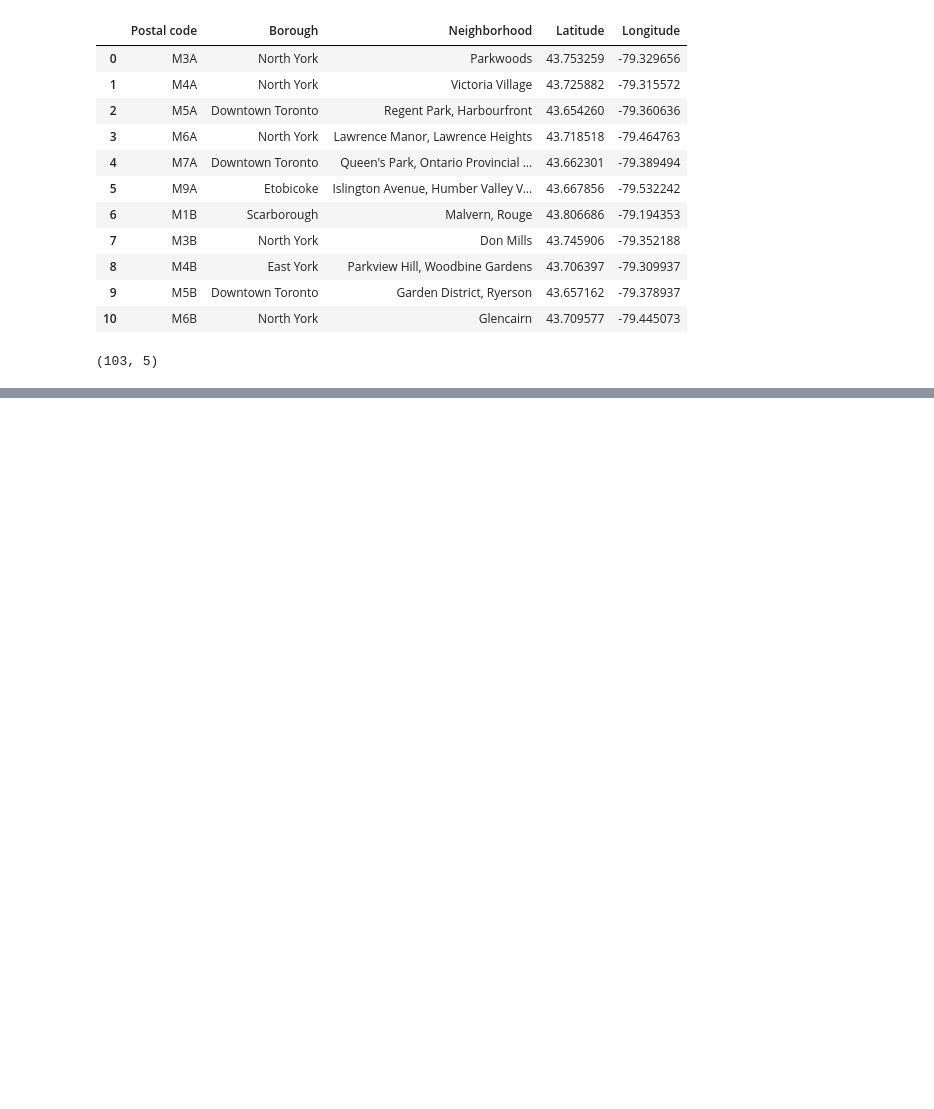
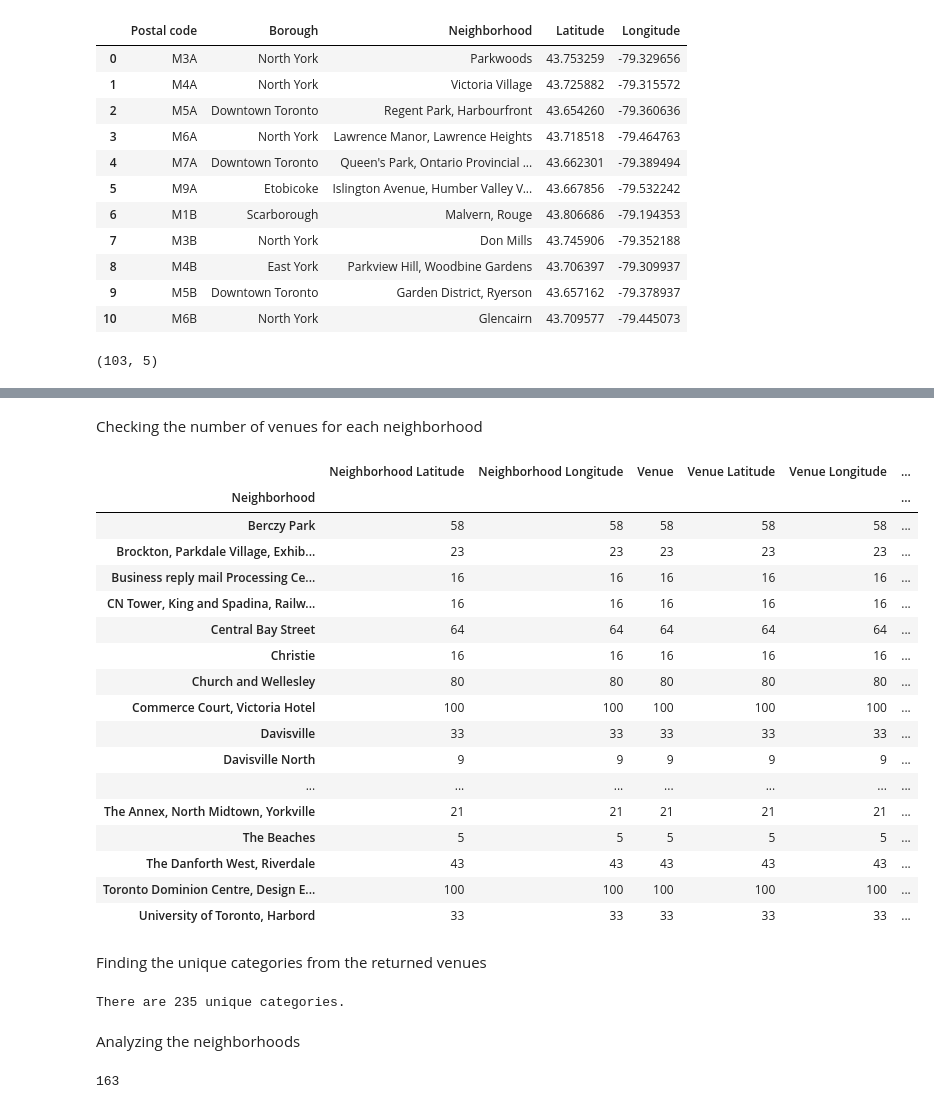
Before and after one commit to simin1391/Coursera_Capstone, a Jupyter notebook: Toronto_neighborhoods.ipynb, the cells around one changed output, grey strips where cells are left out. Drawn from its saved outputs; the diff is of its cells as text; code cells hidden in the pictures; blank space fills up the shorter version.

```diff
--- a/Toronto_neighborhoods.ipynb
+++ b/Toronto_neighborhoods.ipynb
@@ -87,0 +129,8 @@ df_merged.shape
+# %%
+address = 'Toronto, ON'
+
+geolocator = Nominatim(user_agent="TO_explorer")
+location = geolocator.geocode(address)
+latitude = location.latitude
+longitude = location.longitude
+print(f'The geograpical coordinates of Toronto are {latitude}, {longitude}.')
@@ -87,0 +141,18 @@ df_merged.shape
+# %%
+map_toronto = folium.Map(location=[latitude, longitude], zoom_start=10)
+
+# add markers to map
+for lat, lng, borough, neighborhood in zip(toronto_data['Latitude'], toronto_data['Longitude'], toronto_data['Borough'], toronto_data['Neighborhood']):
+    label = f'{neighborhood}, {borough}'
+    label = folium.Popup(label, parse_html=True)
+    folium.CircleMarker(
+        [lat, lng],
+        radius=5,
+        popup=label,
+        color='blue',
+        fill=True,
+        fill_color='#3186cc',
+        fill_opacity=0.7,
+        parse_html=False).add_to(map_toronto)
+
+map_toronto
@@ -87,0 +252,41 @@ df_merged.shape
+# %% [markdown]
+Checking the number of venues for each neighborhood
+# %%
+toronto_venues.groupby('Neighborhood').count()
+# %% [output]
+|  | Neighborhood Latitude | Neighborhood Longitude | Venue | Venue Latitude | Venue Longitude | ... |
+| Neighborhood |  |  |  |  |  | ... |
+| Berczy Park | 58 | 58 | 58 | 58 | 58 | ... |
+| Brockton, Parkdale Village, Exhib... | 23 | 23 | 23 | 23 | 23 | ... |
+| Business reply mail Processing Ce... | 16 | 16 | 16 | 16 | 16 | ... |
+| CN Tower, King and Spadina, Railw... | 16 | 16 | 16 | 16 | 16 | ... |
+| Central Bay Street | 64 | 64 | 64 | 64 | 64 | ... |
+| Christie | 16 | 16 | 16 | 16 | 16 | ... |
+| Church and Wellesley | 80 | 80 | 80 | 80 | 80 | ... |
+| Commerce Court, Victoria Hotel | 100 | 100 | 100 | 100 | 100 | ... |
+| Davisville | 33 | 33 | 33 | 33 | 33 | ... |
+| Davisville North | 9 | 9 | 9 | 9 | 9 | ... |
+| ... | ... | ... | ... | ... | ... | ... |
+| The Annex, North Midtown, Yorkville | 21 | 21 | 21 | 21 | 21 | ... |
+| The Beaches | 5 | 5 | 5 | 5 | 5 | ... |
+| The Danforth West, Riverdale | 43 | 43 | 43 | 43 | 43 | ... |
+| Toronto Dominion Centre, Design E... | 100 | 100 | 100 | 100 | 100 | ... |
+| University of Toronto, Harbord | 33 | 33 | 33 | 33 | 33 | ... |
+# %% [markdown]
+Finding the unique categories from the returned venues
+# %%
+print(f'There are {len(toronto_venues["Venue Category"].unique())} unique categories.')
+# %% [output]
+There are 235 unique categories.
+# %% [markdown]
+Analyzing the neighborhoods
+# %%
+toronto_onehot = pd.get_dummies(toronto_venues[['Venue Category']], prefix="", prefix_sep="")
+
+# add neighborhood column back to dataframe
+toronto_onehot['Neighborhood'] = toronto_venues['Neighborhood']
+
+#find the index of column "Neighborhood"
+toronto_onehot.columns.get_loc('Neighborhood')
+# %% [output]
+163
```
Also changed, not shown: parts of 32 cells of this notebook.
